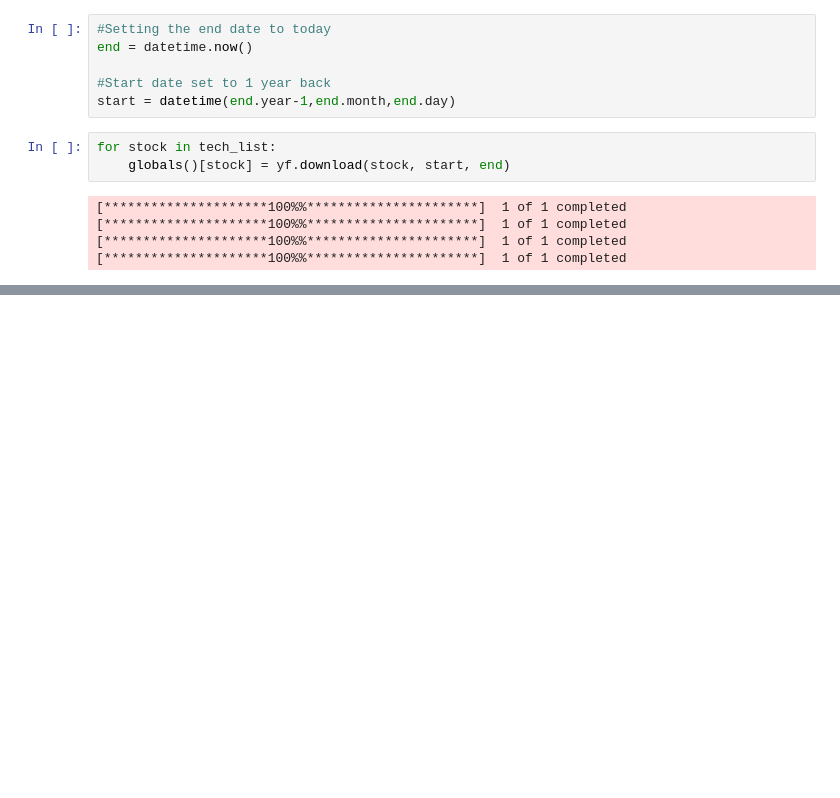
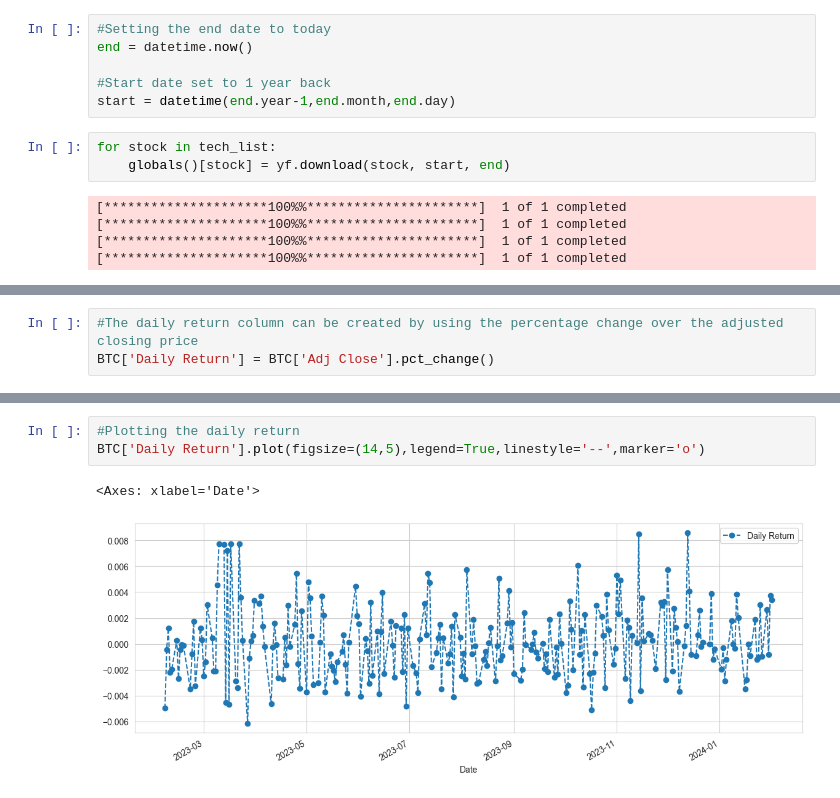
Before and after one commit to Deepak-B-G/Fast-Lane-Internship, a Jupyter notebook: Project-02/project-02.ipynb, the cells around one changed output, grey strips where cells are left out. Saved outputs shown, nothing was run; the diff lists cells and outputs as text; blank space fills up the shorter version.

```diff
--- a/Project-02/project-02.ipynb
+++ b/Project-02/project-02.ipynb
@@ -115,0 +130,3 @@ plt.show()
+# %%
+#The daily return column can be created by using the percentage change over the adjusted closing price
+BTC['Daily Return'] = BTC['Adj Close'].pct_change()
@@ -115,0 +143,6 @@ plt.show()
+# %%
+#Plotting the daily return
+BTC['Daily Return'].plot(figsize=(14,5),legend=True,linestyle='--',marker='o')
+# %% [output]
+<Axes: xlabel='Date'>
+[figure, added]
```
Also changed, not shown: parts of 35 cells of this notebook.
